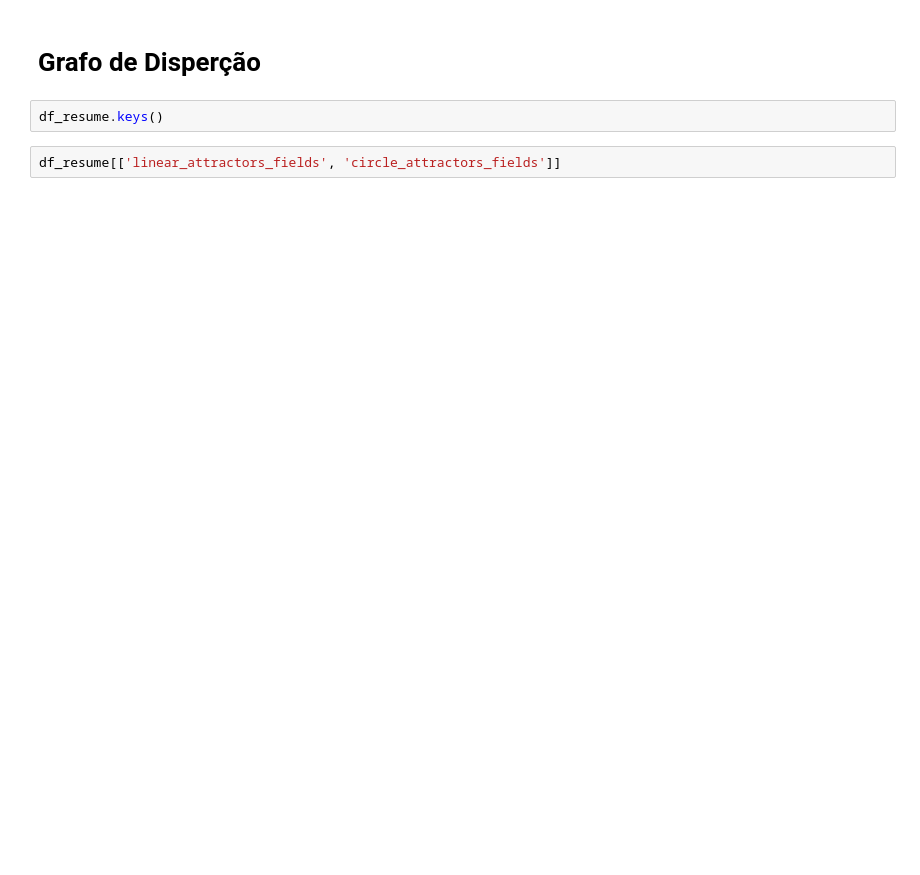
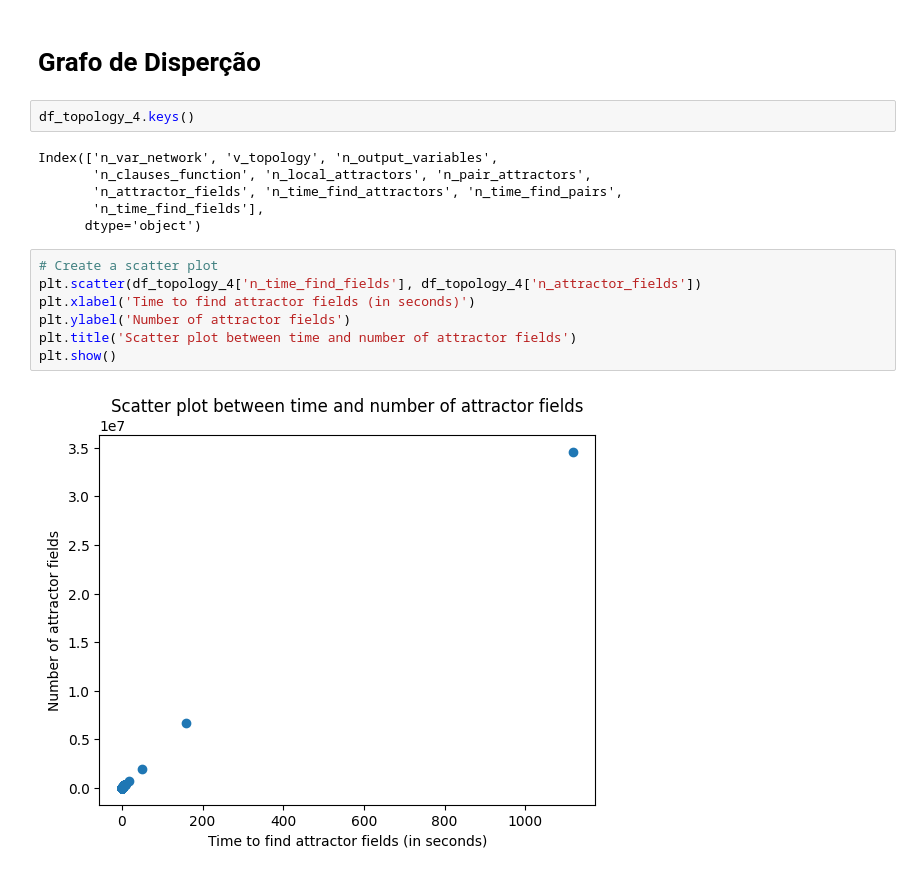
Before and after one commit to crptcusco/cbnetwork, a Jupyter notebook: experiments/structural/3_linear_circle/exp5_aleatory_linear_circle.ipynb, the cells around one changed output. Drawn from its saved outputs; the diff is of its cells as text; blank space fills up the shorter version.

```diff
--- a/experiments/structural/3_linear_circle/exp5_aleatory_linear_circle.ipynb
+++ b/experiments/structural/3_linear_circle/exp5_aleatory_linear_circle.ipynb
@@ -270,6 +355,19 @@ print(f'Number of times circle_attractors_fields is less than linear_attractors_
 # %% [markdown]
 # Grafo de Disperção
-# %%
-df_resume.keys()
 # %%
-df_resume[['linear_attractors_fields', 'circle_attractors_fields']]
+df_topology_4.keys()
+# %% [output]
+Index(['n_var_network', 'v_topology', 'n_output_variables',
+       'n_clauses_function', 'n_local_attractors', 'n_pair_attractors',
+       'n_attractor_fields', 'n_time_find_attractors', 'n_time_find_pairs',
+       'n_time_find_fields'],
+      dtype='object')
+# %%
+# Create a scatter plot
+plt.scatter(df_topology_4['n_time_find_fields'], df_topology_4['n_attractor_fields'])
+plt.xlabel('Time to find attractor fields (in seconds)')
+plt.ylabel('Number of attractor fields')
+plt.title('Scatter plot between time and number of attractor fields')
+plt.show()
+# %% [output]
+[figure, added]
```
Also changed, not shown: parts of 12 cells of this notebook.
